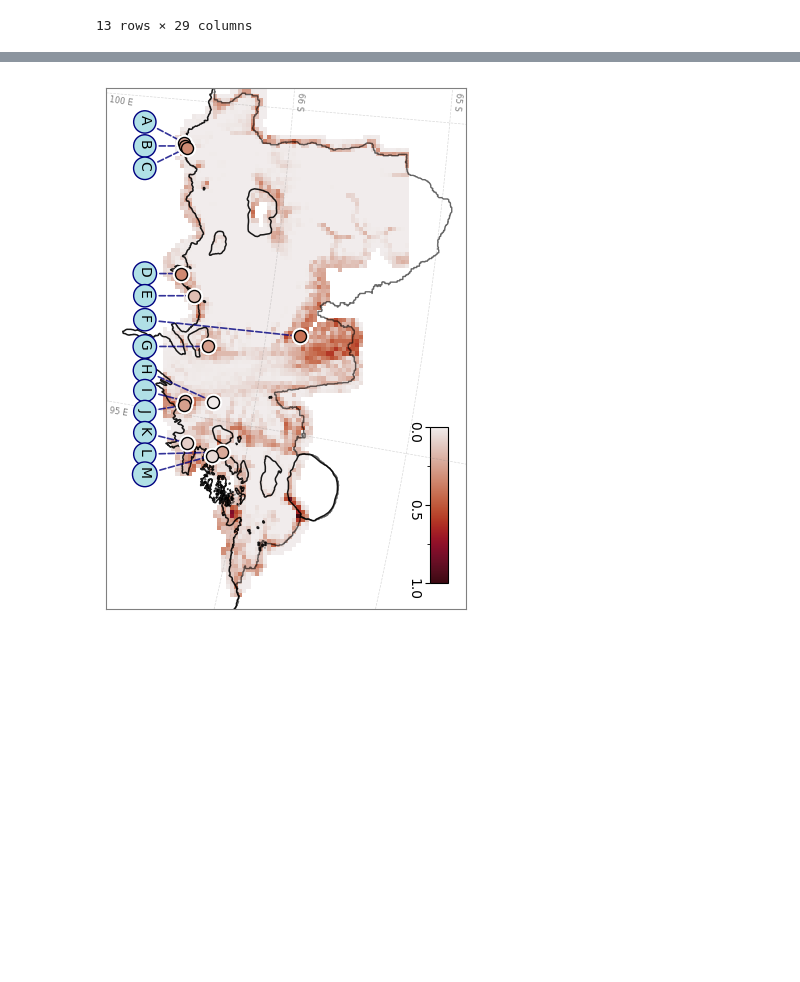
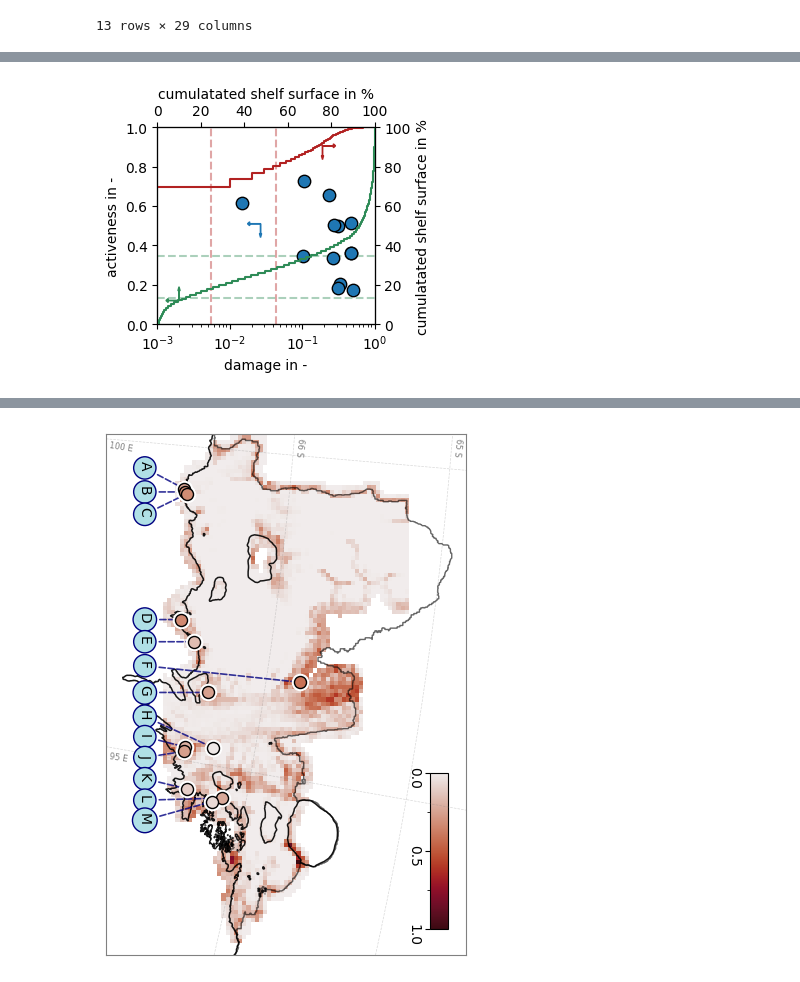
Before and after one commit to js-chemE/HydrofractureShackleton_2023, a Jupyter notebook: figure02.ipynb, the cells around one changed output, grey strips where cells are left out. Saved outputs shown, nothing was run; the diff lists cells and outputs as text; code cells hidden in the pictures; blank space fills up the shorter version.

```diff
--- a/figure02.ipynb
+++ b/figure02.ipynb
@@ -536,3 +557,43 @@ plt.show()
+# %%
+size_events2 = 80
+
+fig, ax = plt.subplots(figsize=(9/2.54, 8/2.54))
+ax.scatter(
+    events["dmg"], events["active"],
+    color=color_events,
+    edgecolor=color_events_secondary,
+    s=size_events2,
+    zorder=10)
+ax.set_xlabel("damage in -")
+ax.set_ylabel("activeness in -")
+ax.set_xscale("log")
+ax.set_xlim(1e-3, 1)
+ax.set_ylim(0, 1)
+ax.axvline(limit0_dmg, linestyle = "--", color = color_dmg, alpha = 0.4)
+ax.axvline(limit1_dmg, linestyle = "--", color = color_dmg, alpha = 0.4)
+ax.axhline(limit0_act, linestyle = "--", color = color_active, alpha = 0.4)
+ax.axhline(limit1_act, linestyle = "--", color = color_active, alpha = 0.4)
+
+ax_ = ax.twinx()
+ax_.step(bins_eval[:-1], dmg_cumsum * 100, label="damage", zorder=3, color = color_dmg)
+ax_.set_ylim(0, 100)
+ax_.set_ylabel("cumulatated shelf surface in %")
+ax__ = ax.twiny()
+ax__.set_xlim(0, 100)
+ax__.step(act_cumsum * 100, bins_eval[:-1], label="active", zorder=3, color = color_active)
+
+# Arrows
+ax__.arrow(10, 0.12, 0, 0.05, color = color_active, head_width = 1, head_length = 0.02)
+ax__.arrow(10, 0.12, -5, 0, color = color_active, head_width = 0.02, head_length = 1)
+ax__.arrow(76, 0.906, 0, -0.05, color = color_dmg, head_width = 1, head_length = 0.02)
+ax__.arrow(76, 0.906, 5, 0, color = color_dmg, head_width = 0.02, head_length = 1)
+ax__.arrow(47.5, 0.51, 0, -0.05, color = color_events, head_width = 1, head_length = 0.02)
+ax__.arrow(47.5, 0.51, -5, 0, color = color_events, head_width = 0.02, head_length = 1, zorder = 1)
+ax__.set_xlabel("cumulatated shelf surface in %")
+plt.tight_layout()
+plt.show()
+# %% [output]
+[figure, added]
 # %%
 step_y = 3e3
 events["y_offset"] = 0
```
Also changed, not shown: parts of 7 cells of this notebook, 12 other files.
